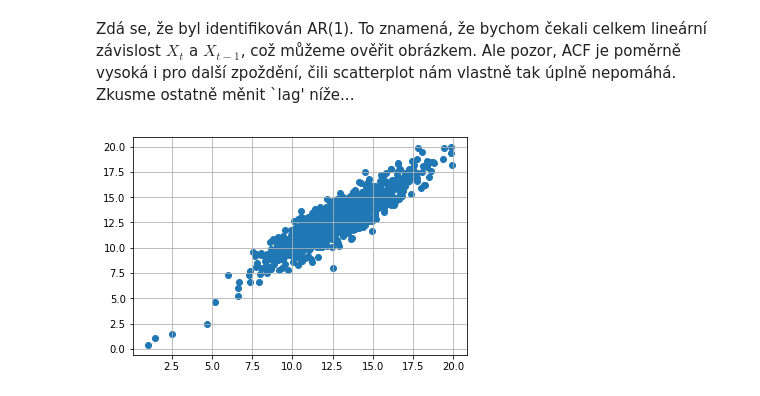
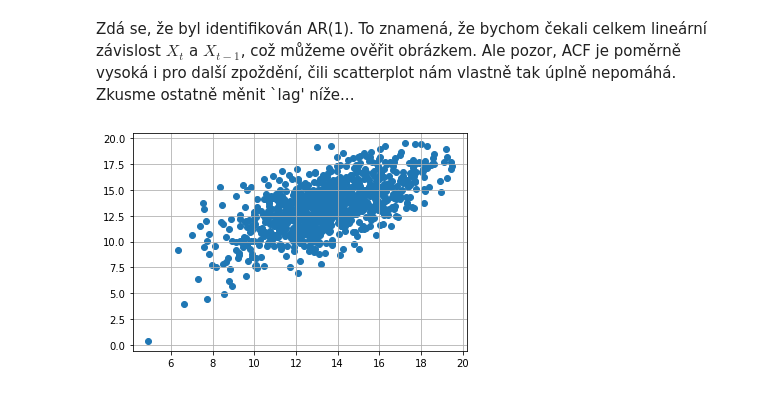
Before and after one commit to kamil-dedecius/mi-scr, a Jupyter notebook: prednasky/3.ipynb, the cells around one changed output. Saved outputs shown, nothing was run; the diff lists cells and outputs as text; code cells hidden in the pictures.

```diff
--- a/prednasky/3.ipynb
+++ b/prednasky/3.ipynb
@@ -244,11 +293,11 @@ Variance: 5.263 (std: 2.294)
 # %% [markdown]
 Zdá se, že byl identifikován AR(1). To znamená, že bychom čekali celkem lineární závislost $X_t$ a $X_{t-1}$, což můžeme ověřit obrázkem. Ale pozor, ACF je poměrně vysoká i pro další zpoždění, čili scatterplot nám vlastně tak úplně nepomáhá. Zkusme ostatně měnit `lag' níže...
 # %%
-lag = 1
+lag = 5
 plt.scatter(x[lag:], x[:-lag])
 plt.show()
 # %% [output]
-[figure, old version]
+[figure, new version]
 # %% [markdown]
 ### Příklad - AR(2)
 
```
Also changed, not shown: parts of 13 cells of this notebook.
